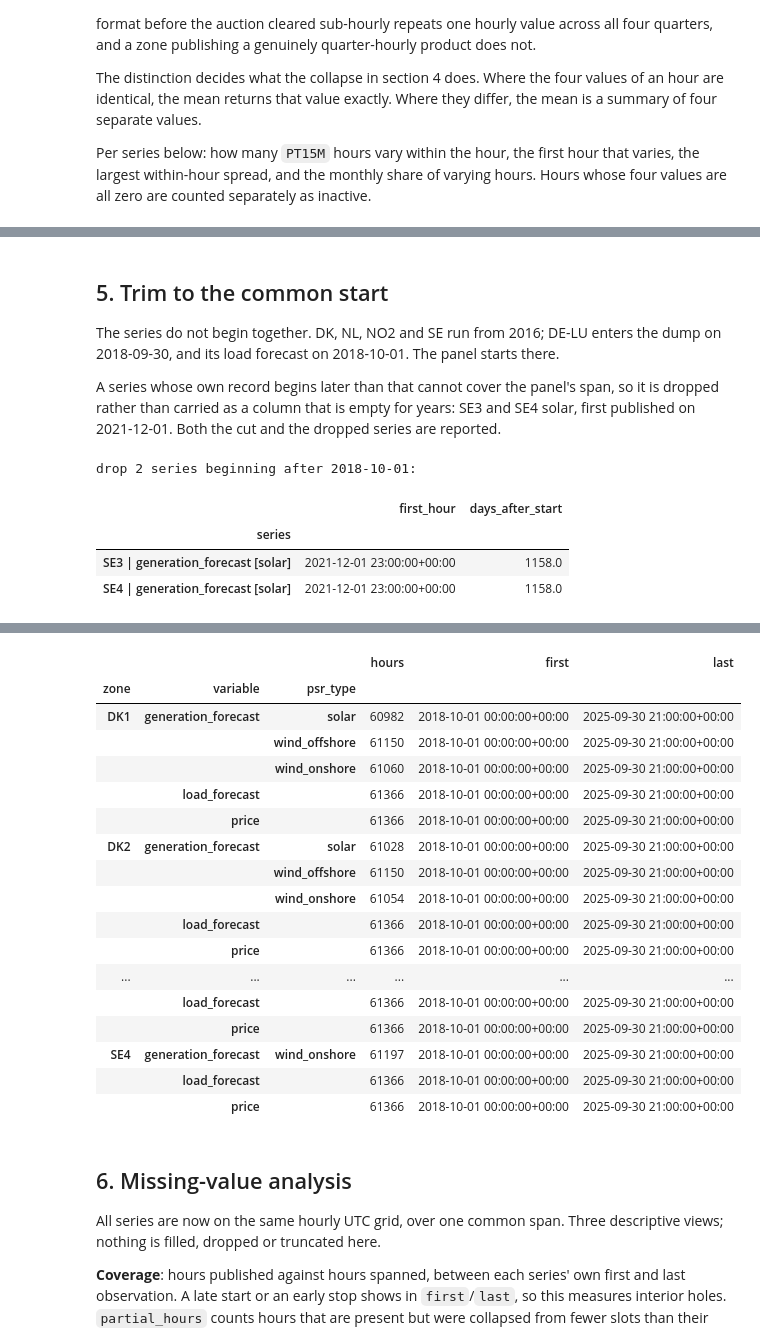
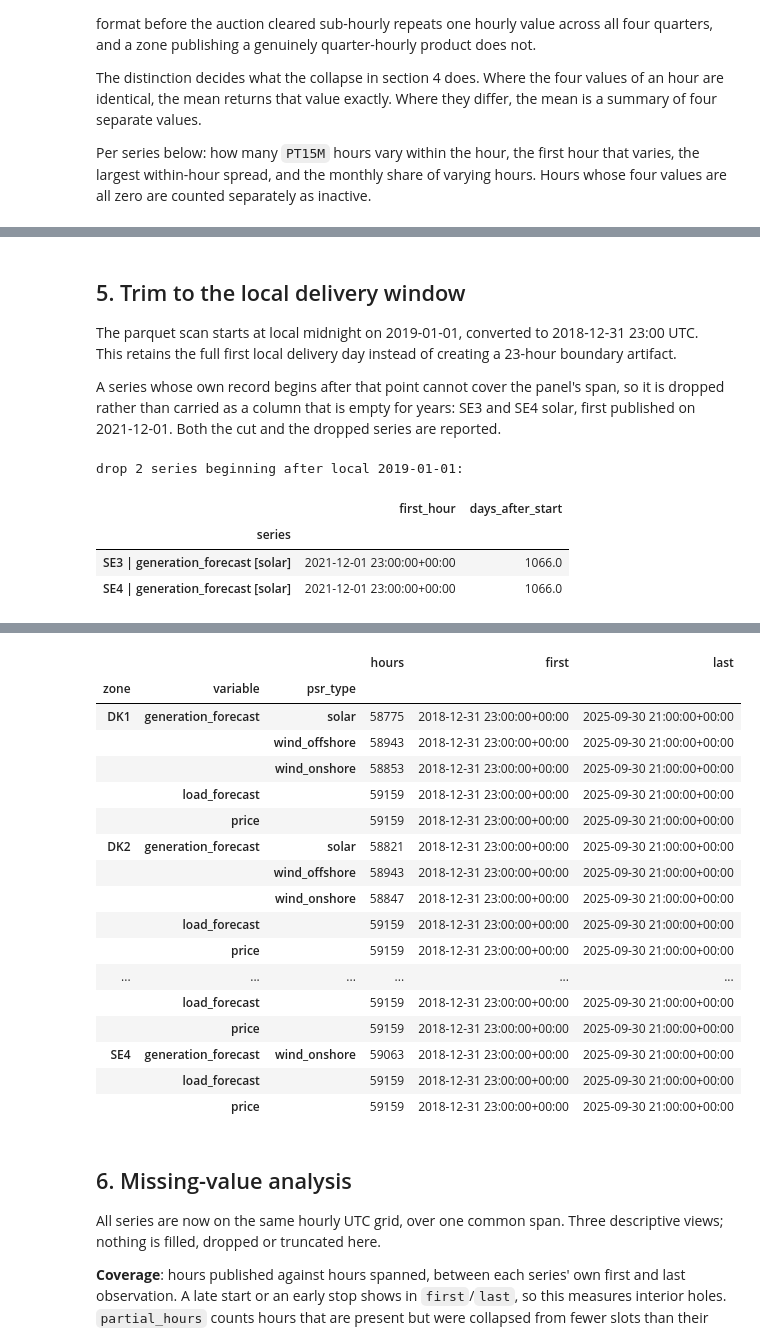
Before and after one commit to Freddy5445/EPF_Masters, a Jupyter notebook: data_cleaning_v2.ipynb, the cells around one changed output, grey strips where cells are left out. Cells and saved outputs as stored; diff of their text form; code cells hidden in the pictures.

```diff
--- a/data_cleaning_v2.ipynb
+++ b/data_cleaning_v2.ipynb
@@ -498,31 +520,29 @@ span: 2015-12-31 23:00:00+00:00 -> 2025-09-30 21:00:00+00:00 (UTC)
 # %% [markdown]
-## 5. Trim to the common start
+## 5. Trim to the local delivery window
 
-The series do not begin together. DK, NL, NO2 and SE run from 2016; DE-LU enters
-the dump on 2018-09-30, and its load forecast on 2018-10-01. The panel starts there.
+The parquet scan starts at local midnight on 2019-01-01, converted to
+2018-12-31 23:00 UTC. This retains the full first local delivery day instead of
+creating a 23-hour boundary artifact.
 
-A series whose own record begins later than that cannot cover the panel's span, so
-it is dropped rather than carried as a column that is empty for years: SE3 and SE4
-solar, first published on 2021-12-01. Both the cut and the dropped series are
-reported.
+A series whose own record begins after that point cannot cover the panel's span,
+so it is dropped rather than carried as a column that is empty for years: SE3
+and SE4 solar, first published on 2021-12-01. Both the cut and the dropped series
+are reported.
 # %%
-# The hour from which the panel runs.
-START_UTC = pd.Timestamp("2018-10-01 00:00", tz="UTC")
-
 firsts = hourly.groupby("series", observed=True)["timestamp_utc"].min().sort_values()
 late = firsts[firsts > START_UTC]
 
-# Drop the series that begin after the cut, then drop the hours before it.
+# Drop series that begin after the local delivery window, then enforce its UTC start.
 panel = hourly[~hourly.series.isin(late.index)]
 panel = panel[panel.timestamp_utc >= START_UTC].copy()
 
 assert not late.index.isin(panel.series.unique()).any(), "a dropped series survived"
-assert panel.timestamp_utc.min() >= START_UTC, "an hour before the cut survived"
+assert panel.timestamp_utc.min() == START_UTC, "the first local delivery hour is absent"
 
 if not len(late):
     print("every series begins at or before the cut; none dropped")
 else:
-    print(f"drop {len(late)} series beginning after {START_UTC:%Y-%m-%d}:")
+    print(f"drop {len(late)} series beginning after local {LOCAL_START:%Y-%m-%d}:")
     display(late.rename("first_hour").to_frame().assign(
         days_after_start=lambda d: ((d.first_hour - START_UTC)
                                     / pd.Timedelta(days=1)).round(1)))
@@ -536,9 +556,9 @@ display(panel.groupby(["zone", "variable", "psr_type"], observed=True)
                   first=("timestamp_utc", "min"),
                   last=("timestamp_utc", "max")))
 # %% [output]
-drop 2 series beginning after 2018-10-01:
+drop 2 series beginning after local 2019-01-01:
 |  | first_hour | days_after_start |
 | series |  |  |
-| SE3 | generation_forecast [solar] | 2021-12-01 23:00:00+00:00 | 1158.0 |
-| SE4 | generation_forecast [solar] | 2021-12-01 23:00:00+00:00 | 1158.0 |
+| SE3 | generation_forecast [solar] | 2021-12-01 23:00:00+00:00 | 1066.0 |
+| SE4 | generation_forecast [solar] | 2021-12-01 23:00:00+00:00 | 1066.0 |
 series: 33 -> 31
@@ -547,21 +567,21 @@ span  : 2018-10-01 00:00:00+00:00 -> 2025-09-30 21:00:00+00:00 (UTC)
 |  |  |  | hours | first | last |
 | zone | variable | psr_type |  |  |  |
-| DK1 | generation_forecast | solar | 60982 | 2018-10-01 00:00:00+00:00 | 2025-09-30 21:00:00+00:00 |
-|  |  | wind_offshore | 61150 | 2018-10-01 00:00:00+00:00 | 2025-09-30 21:00:00+00:00 |
-|  |  | wind_onshore | 61060 | 2018-10-01 00:00:00+00:00 | 2025-09-30 21:00:00+00:00 |
-|  | load_forecast |  | 61366 | 2018-10-01 00:00:00+00:00 | 2025-09-30 21:00:00+00:00 |
-|  | price |  | 61366 | 2018-10-01 00:00:00+00:00 | 2025-09-30 21:00:00+00:00 |
-| DK2 | generation_forecast | solar | 61028 | 2018-10-01 00:00:00+00:00 | 2025-09-30 21:00:00+00:00 |
-|  |  | wind_offshore | 61150 | 2018-10-01 00:00:00+00:00 | 2025-09-30 21:00:00+00:00 |
-|  |  | wind_onshore | 61054 | 2018-10-01 00:00:00+00:00 | 2025-09-30 21:00:00+00:00 |
-|  | load_forecast |  | 61366 | 2018-10-01 00:00:00+00:00 | 2025-09-30 21:00:00+00:00 |
-|  | price |  | 61366 | 2018-10-01 00:00:00+00:00 | 2025-09-30 21:00:00+00:00 |
+| DK1 | generation_forecast | solar | 58775 | 2018-12-31 23:00:00+00:00 | 2025-09-30 21:00:00+00:00 |
+|  |  | wind_offshore | 58943 | 2018-12-31 23:00:00+00:00 | 2025-09-30 21:00:00+00:00 |
+|  |  | wind_onshore | 58853 | 2018-12-31 23:00:00+00:00 | 2025-09-30 21:00:00+00:00 |
+|  | load_forecast |  | 59159 | 2018-12-31 23:00:00+00:00 | 2025-09-30 21:00:00+00:00 |
+|  | price |  | 59159 | 2018-12-31 23:00:00+00:00 | 2025-09-30 21:00:00+00:00 |
+| DK2 | generation_forecast | solar | 58821 | 2018-12-31 23:00:00+00:00 | 2025-09-30 21:00:00+00:00 |
+|  |  | wind_offshore | 58943 | 2018-12-31 23:00:00+00:00 | 2025-09-30 21:00:00+00:00 |
+|  |  | wind_onshore | 58847 | 2018-12-31 23:00:00+00:00 | 2025-09-30 21:00:00+00:00 |
+|  | load_forecast |  | 59159 | 2018-12-31 23:00:00+00:00 | 2025-09-30 21:00:00+00:00 |
+|  | price |  | 59159 | 2018-12-31 23:00:00+00:00 | 2025-09-30 21:00:00+00:00 |
 | ... | ... | ... | ... | ... | ... |
-|  | load_forecast |  | 61366 | 2018-10-01 00:00:00+00:00 | 2025-09-30 21:00:00+00:00 |
-|  | price |  | 61366 | 2018-10-01 00:00:00+00:00 | 2025-09-30 21:00:00+00:00 |
-| SE4 | generation_forecast | wind_onshore | 61197 | 2018-10-01 00:00:00+00:00 | 2025-09-30 21:00:00+00:00 |
-|  | load_forecast |  | 61366 | 2018-10-01 00:00:00+00:00 | 2025-09-30 21:00:00+00:00 |
-|  | price |  | 61366 | 2018-10-01 00:00:00+00:00 | 2025-09-30 21:00:00+00:00 |
+|  | load_forecast |  | 59159 | 2018-12-31 23:00:00+00:00 | 2025-09-30 21:00:00+00:00 |
+|  | price |  | 59159 | 2018-12-31 23:00:00+00:00 | 2025-09-30 21:00:00+00:00 |
+| SE4 | generation_forecast | wind_onshore | 59063 | 2018-12-31 23:00:00+00:00 | 2025-09-30 21:00:00+00:00 |
+|  | load_forecast |  | 59159 | 2018-12-31 23:00:00+00:00 | 2025-09-30 21:00:00+00:00 |
+|  | price |  | 59159 | 2018-12-31 23:00:00+00:00 | 2025-09-30 21:00:00+00:00 |
 # %% [markdown]
 ## 6. Missing-value analysis
 
```
Also changed, not shown: parts of 17 cells of this notebook, 4 other files.
